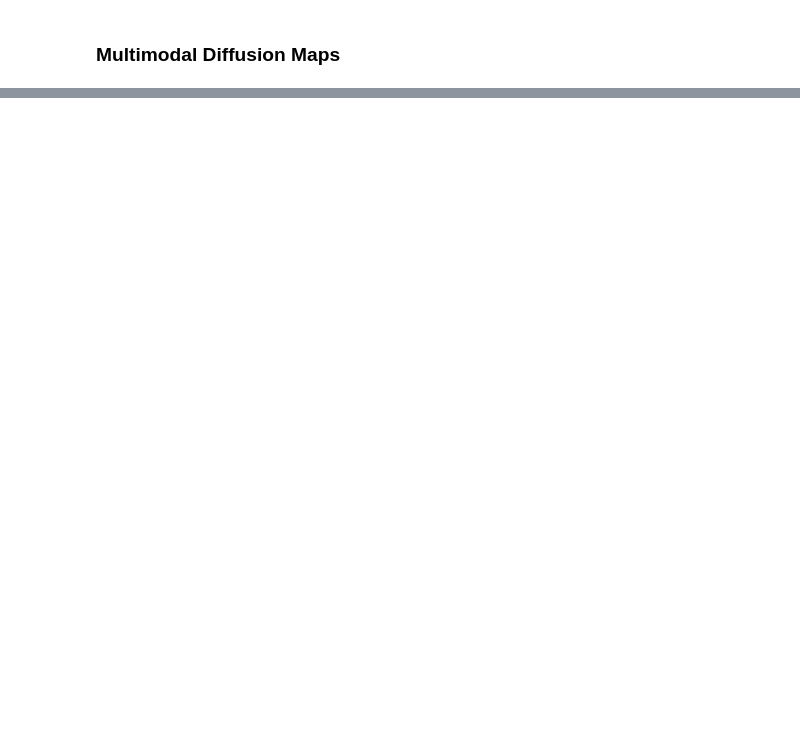
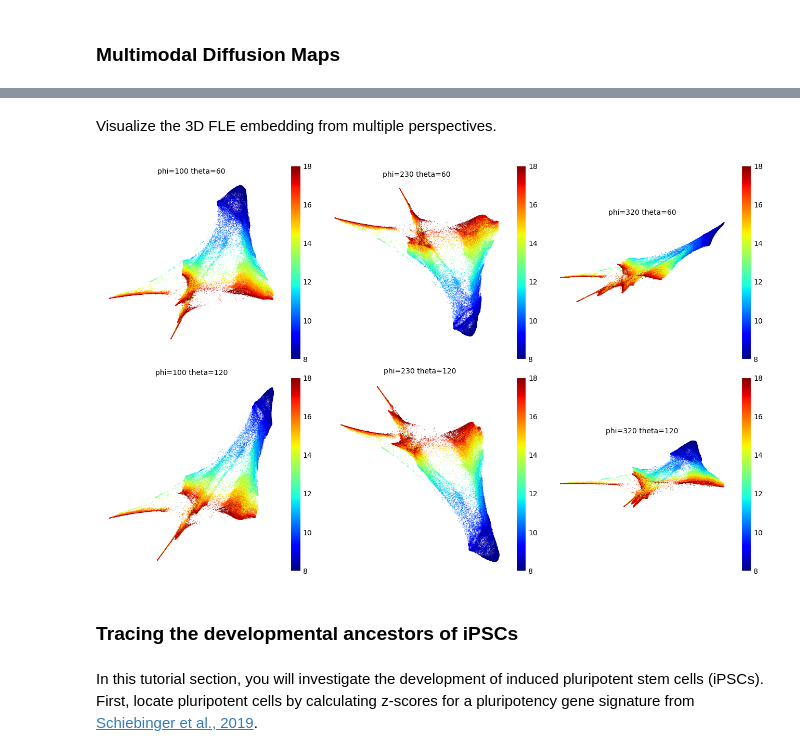
Before and after one commit to TabakaLab/ocelli, a Jupyter notebook: docs/source/notebooks/unimodal.ipynb, the cells around one changed output, grey strips where cells are left out. Cells and saved outputs as stored; diff of their text form; code cells hidden in the pictures; blank space fills up the shorter version.

Commit message:
Updated tutorials

```diff
--- a/docs/source/notebooks/unimodal.ipynb
+++ b/docs/source/notebooks/unimodal.ipynb
@@ -438,3 +329,7 @@ The filtered AnnData consists of 68703 cells and 16817 genes.
 # %%
 import anndata as ad
-adata = ad.read_h5ad('reprogramming-raw.h5ad')
+from os.path import join
+
+adata = ad.read_h5ad('reprogramming_RNA.h5ad')
+
+adata
@@ -486,3 +385,0 @@ Ocelli can use cellular transition probabilities calculated using any algorithm.
-# %%
-import anndata as ad
-adata = ad.read_h5ad('reprogramming-raw.h5ad')
@@ -620,3 +387,0 @@ adata.write('reprogramming-FLE.h5ad', compression='gzip', compression_opts=9)
-# %%
-import anndata as ad
-adata = ad.read_h5ad('reprogramming-FLE.h5ad')
@@ -689,0 +439,4 @@ WARNING: saving figure to file figures/heatmap_reprogramming_DEG.png
+# %%
+from scipy.sparse import load_npz
+
+adata.uns['WOT'] = load_npz('WOT.npz')
@@ -689,0 +471,11 @@ WARNING: saving figure to file figures/heatmap_reprogramming_DEG.png
+# %% [markdown]
+Visualize the 3D FLE embedding from multiple perspectives.
+# %%
+oci.pl.projections(adata, x='X_fa2', c='day', phis=[100, 230, 320], thetas=[60, 120],
+                   markersize=0.5, cmap='jet', fontsize=10, figsize=(13, 8))
+# %% [output]
+[figure, added]
+# %% [markdown]
+### Tracing the developmental ancestors of iPSCs
+# %% [markdown]
+In this tutorial section, you will investigate the development of induced pluripotent stem cells (iPSCs). First, locate pluripotent cells by calculating z-scores for a pluripotency gene signature from [Schiebinger et al., 2019](https://www.sciencedirect.com/science/article/pii/S009286741930039X).
```
Also changed, not shown: parts of 106 cells of this notebook, 48 other files.
